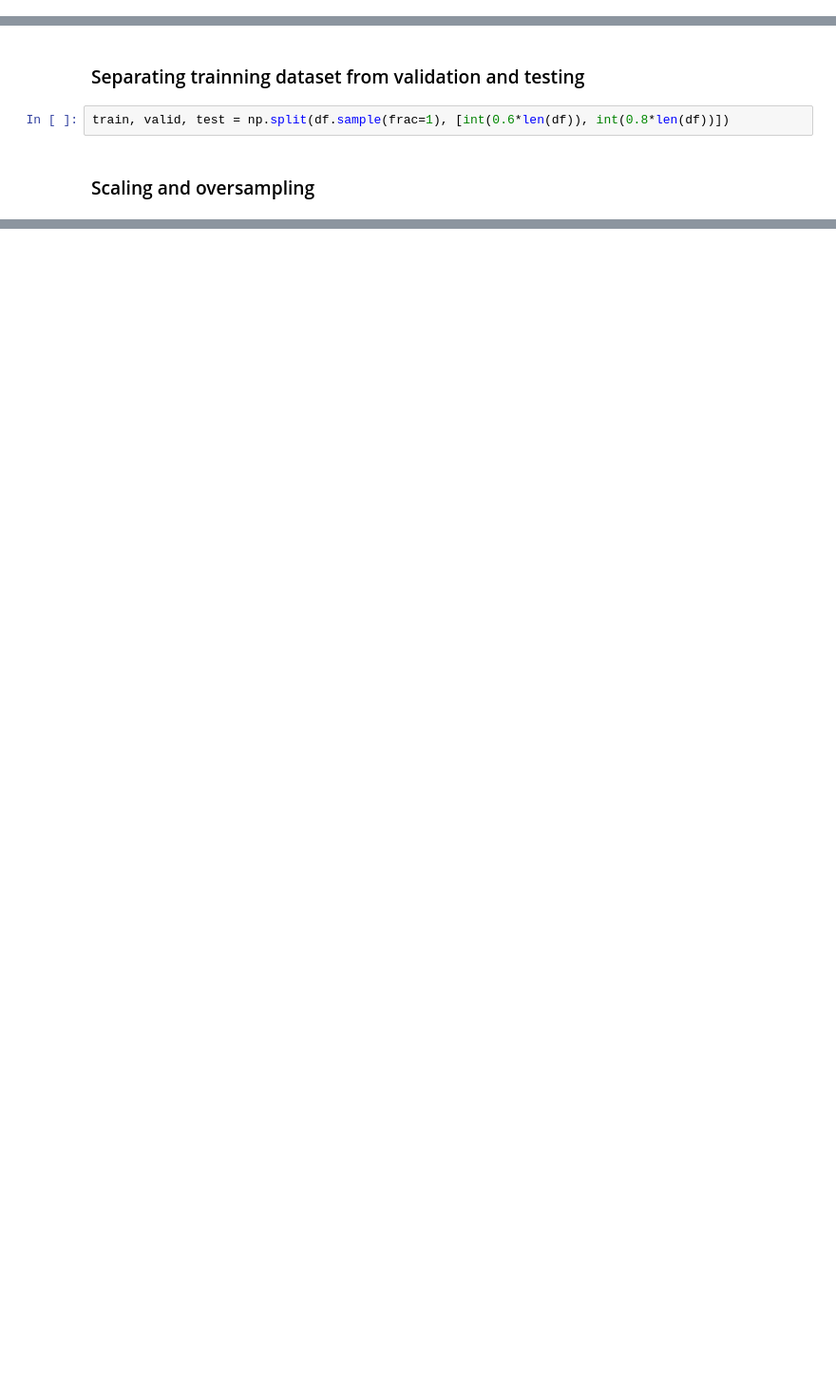
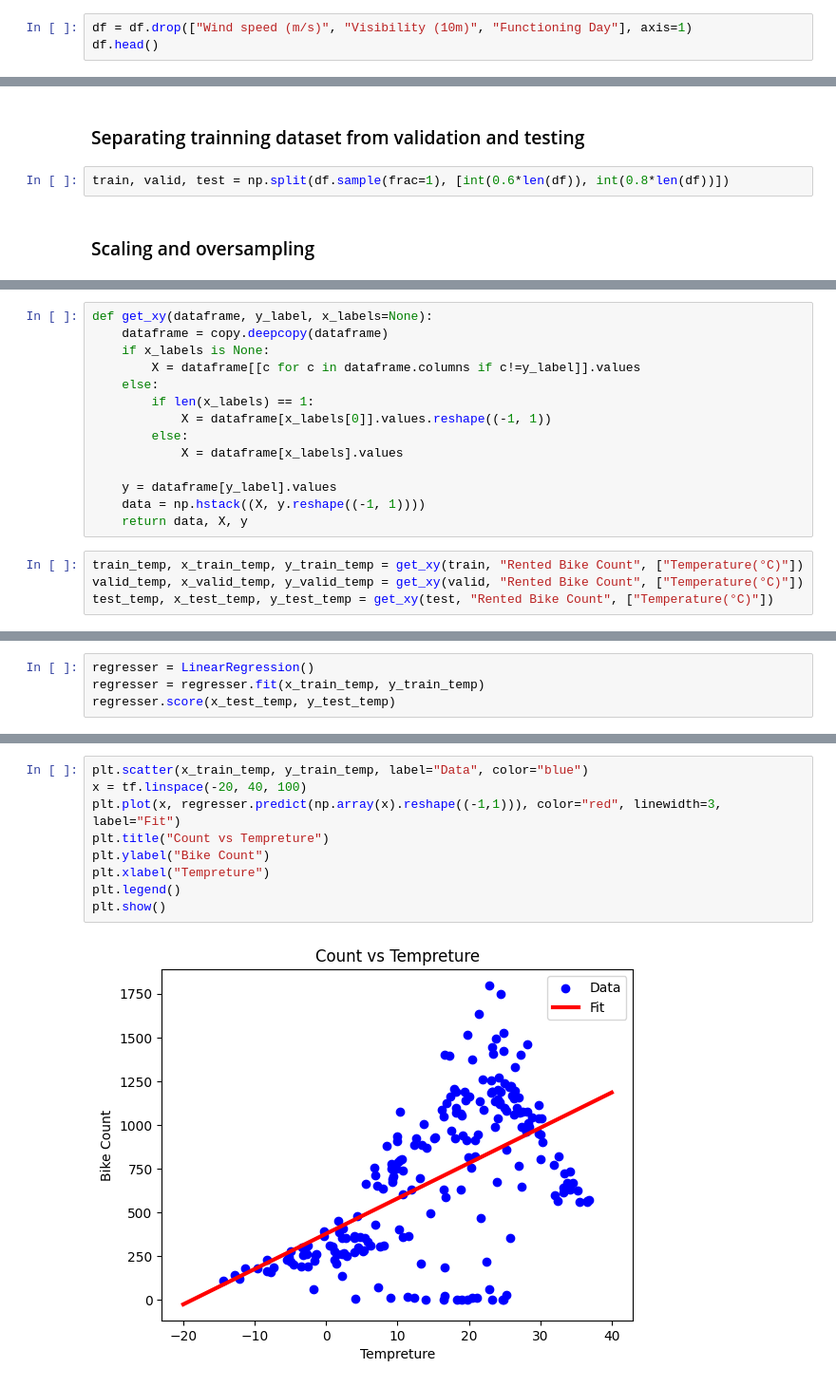
Before and after one commit to EstifanosTaye320/bike_sharing_predict, a Jupyter notebook: main.ipynb, the cells around one changed output, grey strips where cells are left out. Shown at 95% size. Saved outputs shown, nothing was run; the diff lists cells and outputs as text; blank space fills up the shorter version.

```diff
--- a/main.ipynb
+++ b/main.ipynb
@@ -47,0 +57,3 @@ df.head()
+# %%
+df = df.drop(["Wind speed (m/s)", "Visibility (10m)", "Functioning Day"], axis=1)
+df.head()
@@ -68,0 +73,18 @@ def scaleDataset(dataframe, oversample=False):
+# %%
+def get_xy(dataframe, y_label, x_labels=None):
+    dataframe = copy.deepcopy(dataframe)
+    if x_labels is None:
+        X = dataframe[[c for c in dataframe.columns if c!=y_label]].values
+    else:
+        if len(x_labels) == 1:
+            X = dataframe[x_labels[0]].values.reshape((-1, 1))
+        else:
+            X = dataframe[x_labels].values
+
+    y = dataframe[y_label].values
+    data = np.hstack((X, y.reshape((-1, 1))))
+    return data, X, y
+# %%
+train_temp, x_train_temp, y_train_temp = get_xy(train, "Rented Bike Count", ["Temperature(°C)"])
+valid_temp, x_valid_temp, y_valid_temp = get_xy(valid, "Rented Bike Count", ["Temperature(°C)"])
+test_temp, x_test_temp, y_test_temp = get_xy(test, "Rented Bike Count", ["Temperature(°C)"])
@@ -68,0 +93,4 @@ def scaleDataset(dataframe, oversample=False):
+# %%
+regresser = LinearRegression()
+regresser = regresser.fit(x_train_temp, y_train_temp)
+regresser.score(x_test_temp, y_test_temp)
@@ -68,0 +99,11 @@ def scaleDataset(dataframe, oversample=False):
+# %%
+plt.scatter(x_train_temp, y_train_temp, label="Data", color="blue")
+x = tf.linspace(-20, 40, 100)
+plt.plot(x, regresser.predict(np.array(x).reshape((-1,1))), color="red", linewidth=3, label="Fit")
+plt.title("Count vs Tempreture")
+plt.ylabel("Bike Count")
+plt.xlabel("Tempreture")
+plt.legend()
+plt.show()
+# %% [output]
+[figure, added]
```
Also changed, not shown: parts of 20 cells of this notebook.
